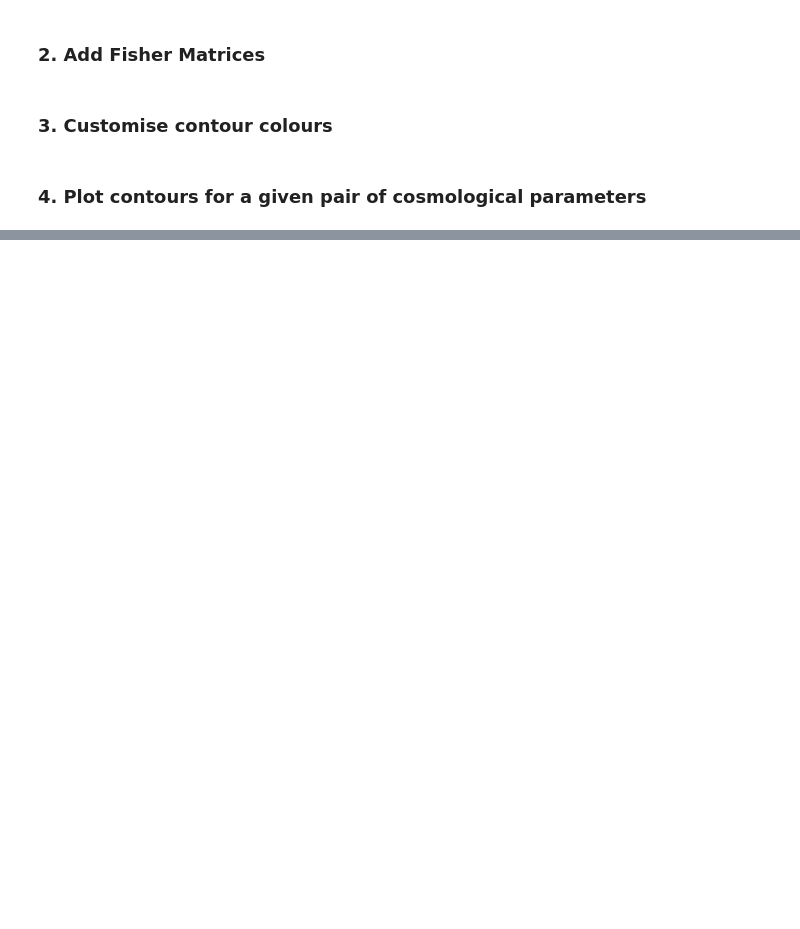
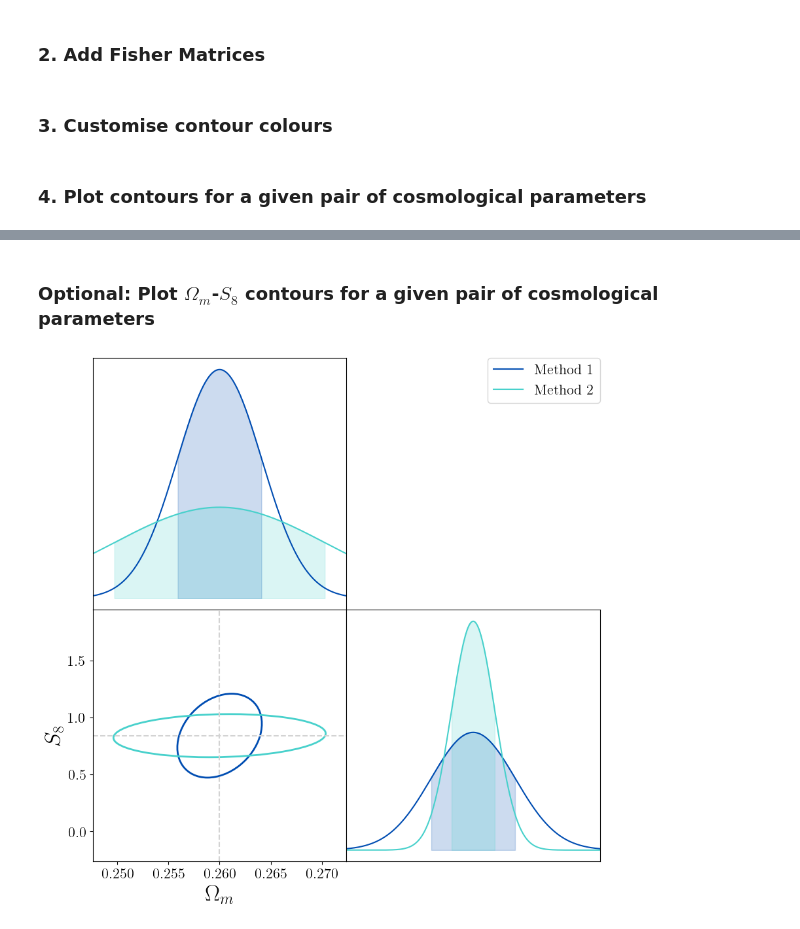
Before and after one commit to nishagrewal/fisher_to_contour, a Jupyter notebook: Example_notebook.ipynb, the cells around one changed output, grey strips where cells are left out. Saved outputs shown, nothing was run; the diff lists cells and outputs as text; code cells hidden in the pictures; blank space fills up the shorter version.

```diff
--- a/Example_notebook.ipynb
+++ b/Example_notebook.ipynb
@@ -82,0 +121,16 @@ for index, f in enumerate(fisher_matrices):
+# %% [markdown]
+### Optional:  Plot $\Omega_m$-$S_8$ contours for a given pair of cosmological parameters
+# %%
+# update parameters as needed
+p1 = 'Om'
+p2 = 'S8'
+
+# make this a function in plot_contour.py
+for index, f in enumerate(fisher_matrices):
+    fisher_matrix = fisher_dict[f]['value']
+    if index==0:
+        axs = plot_ellipse(p1, p2, fisher_matrix, cosmo_params, color=recon_colors[index], label=fisher_dict[f]['label'])
+    else:
+        plot_ellipse(p1, p2, fisher_matrix, cosmo_params, axs=axs, color=recon_colors[index], label=fisher_dict[f]['label'])
+# %% [output]
+[figure, added]
```
Also changed, not shown: parts of 5 cells of this notebook.
